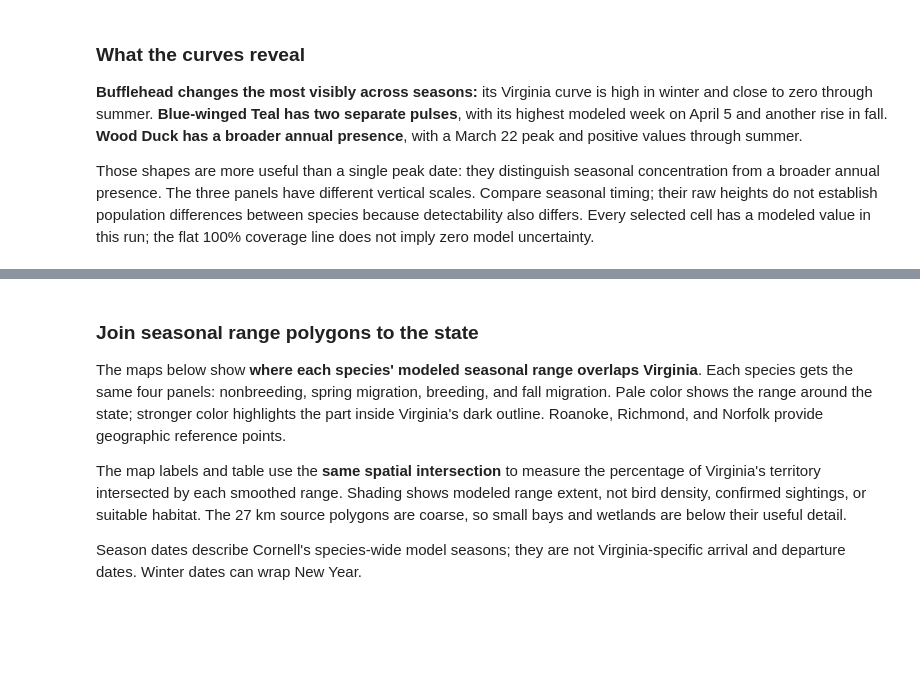
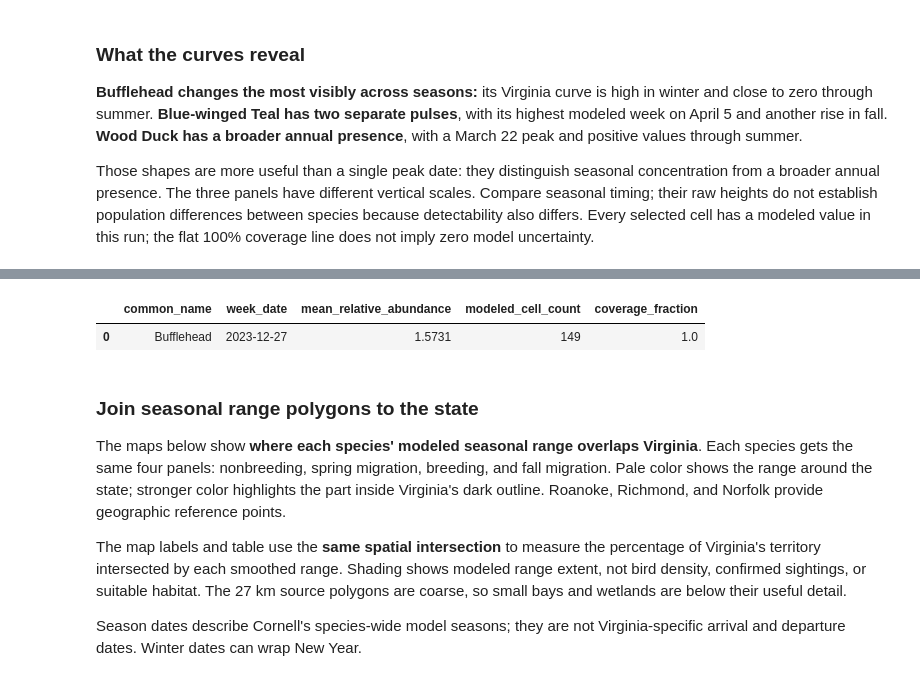
Before and after one commit to Query-farm/vgi-ducks, a Jupyter notebook: notebooks/virginia-ducks.source.ipynb, the cells around one changed output, grey strips where cells are left out. Cells and saved outputs as stored; diff of their text form; code cells hidden in the pictures; blank space fills up the shorter version.

```diff
--- a/notebooks/virginia-ducks.source.ipynb
+++ b/notebooks/virginia-ducks.source.ipynb
@@ -500,3 +602,14 @@ coverage line does not imply zero model uncertainty.
+# %%
+%%sql
+ CREATE TEMP TABLE selected_peak AS
+ SELECT * FROM ducks.main.migration_calendar(
+   getvariable('demo_species'), getvariable('virginia_wkt'), data_year:=2023, resolution:='27km');
+ SELECT s.common_name, p.week_date, round(p.mean_relative_abundance,4) AS mean_relative_abundance,
+        modeled_cell_count, coverage_fraction
+ FROM selected_peak p JOIN ducks.main.species s USING(species_code) ORDER BY p.week_date;
+# %% [output]
+|  | common_name | week_date | mean_relative_abundance | modeled_cell_count | coverage_fraction |
+| 0 | Bufflehead | 2023-12-27 | 1.5731 | 149 | 1.0 |
 # %% [markdown]
 ### Join seasonal range polygons to the state
 
```
Also changed, not shown: parts of 29 cells of this notebook, 11 other files.
